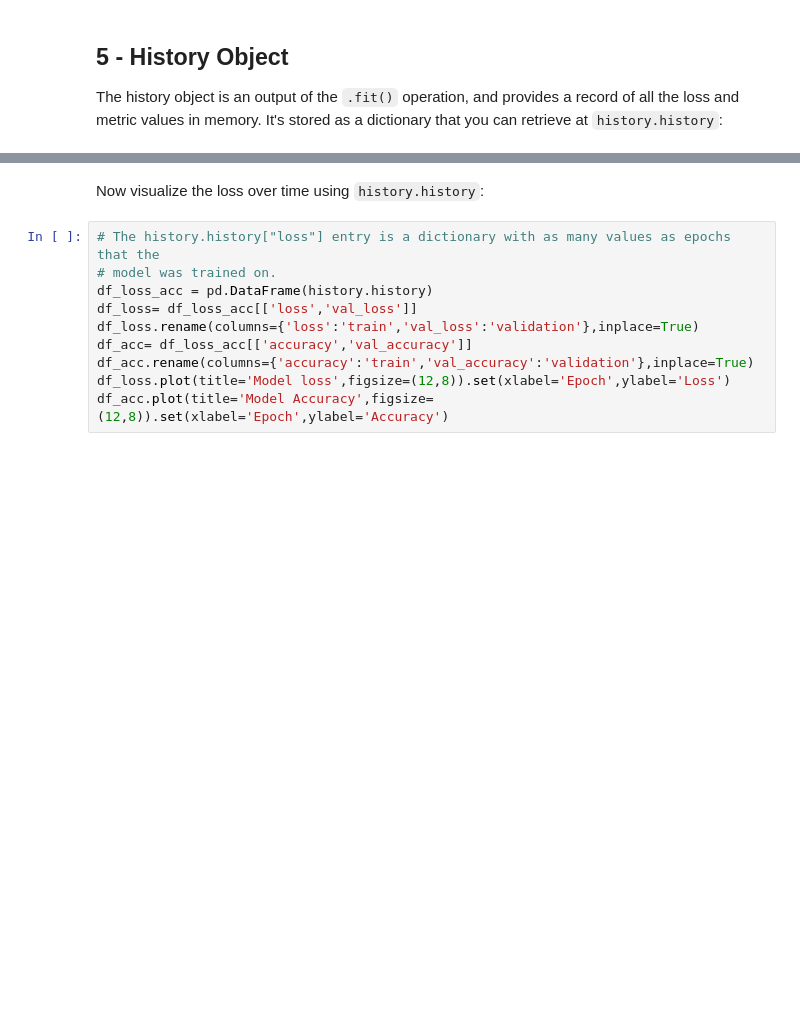
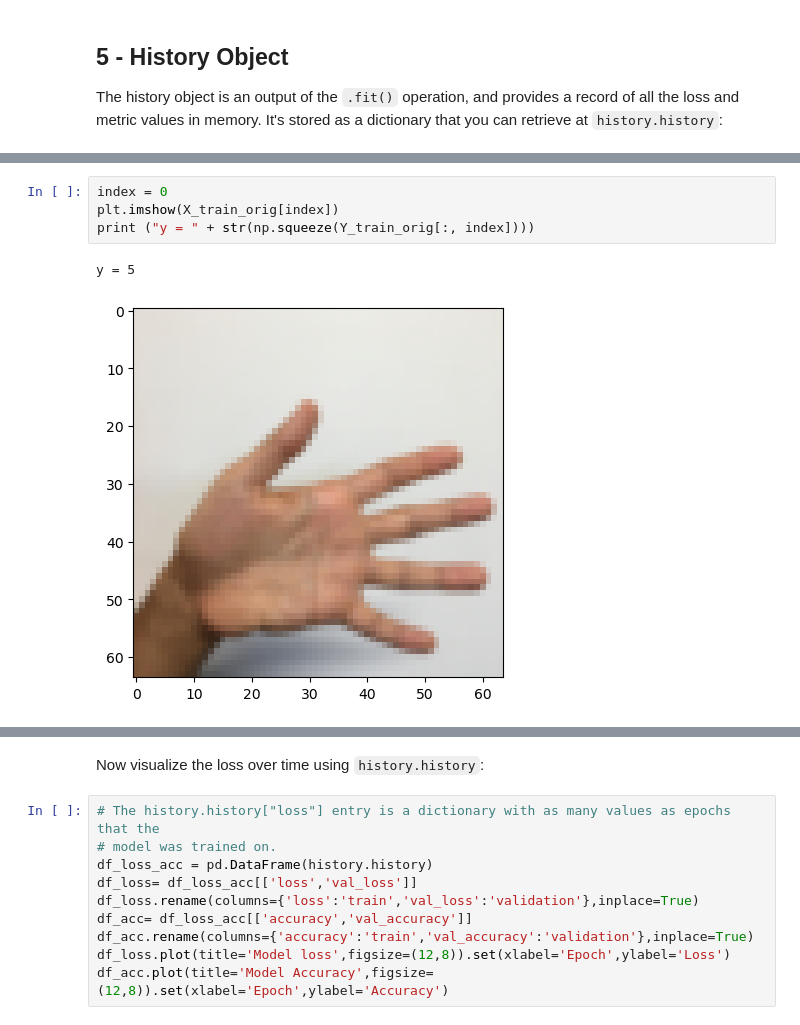
Before and after one commit to samuel2l/mll, a Jupyter notebook: DEEP LEARNING/untitled folder/W1A2/Convolution_model_Application.ipynb, the cells around one changed output, grey strips where cells are left out. Cells and saved outputs as stored; diff of their text form; blank space fills up the shorter version.

```diff
--- a/DEEP LEARNING/untitled folder/W1A2/Convolution_model_Application.ipynb
+++ b/DEEP LEARNING/untitled folder/W1A2/Convolution_model_Application.ipynb
@@ -562,0 +581,7 @@ NameError: name 'history' is not defined
+# %%
+index = 0
+plt.imshow(X_train_orig[index])
+print ("y = " + str(np.squeeze(Y_train_orig[:, index])))
+# %% [output]
+y = 5
+[figure, added]
```
Also changed, not shown: parts of 3 cells of this notebook.
